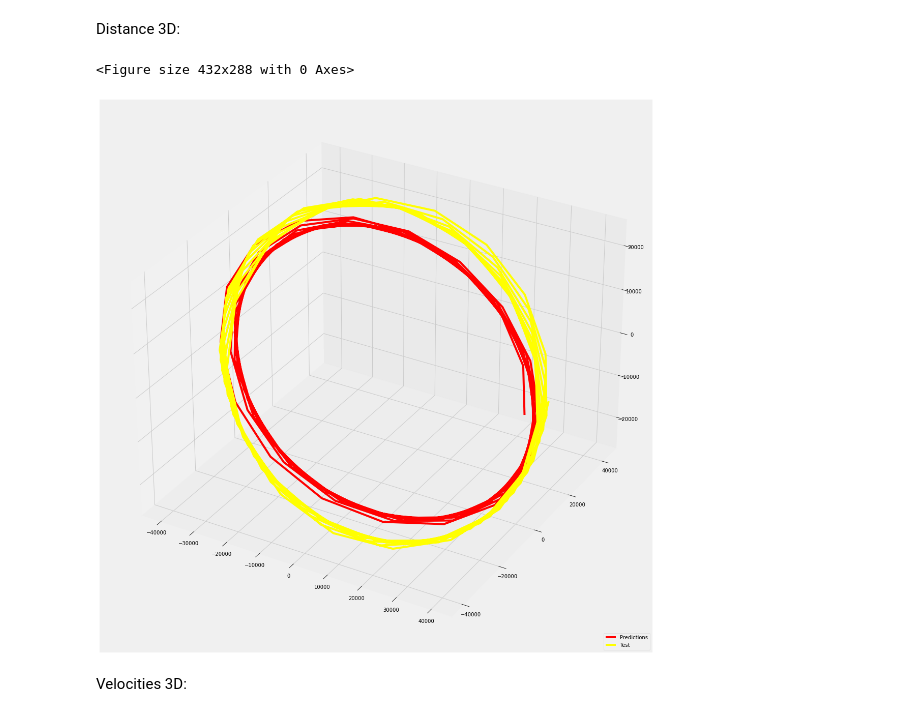
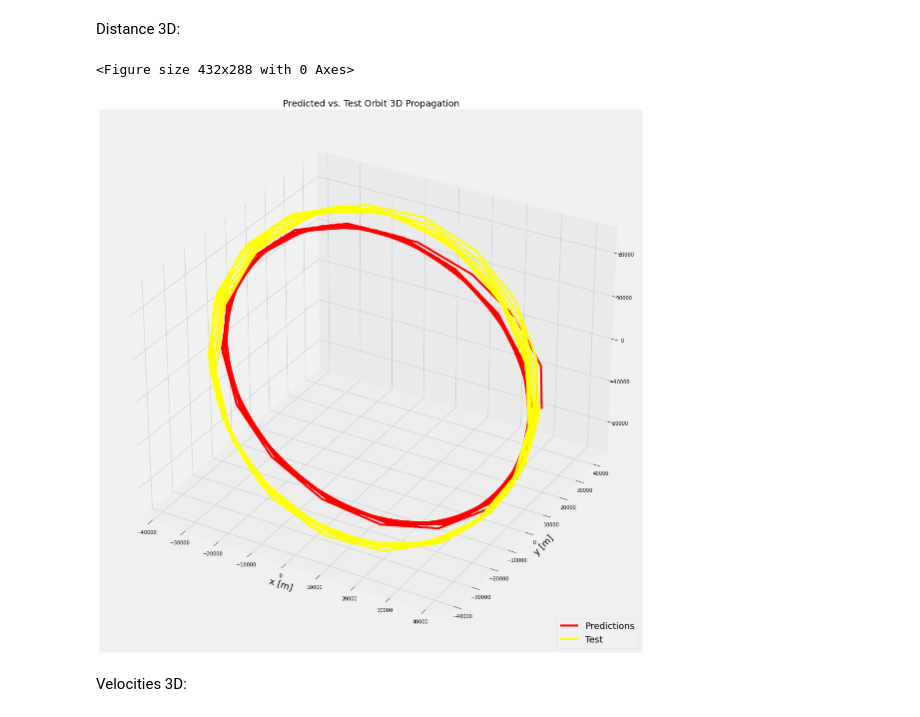
Before and after one commit to vladmarascu/Predicting-Orbits, a Jupyter notebook: RNNs/One-Step Architecture.ipynb, the cells around one changed output. Drawn from its saved outputs; the diff is of its cells as text; code cells hidden in the pictures.

```diff
--- a/RNNs/One-Step Architecture.ipynb
+++ b/RNNs/One-Step Architecture.ipynb
@@ -177,7 +177,7 @@ pred.shape
 encoder_inputs = tf.keras.layers.Input(shape=(n_past, n_features))
 encoder_l1 = tf.keras.layers.LSTM(128, return_state=True)
 encoder_outputs1 = encoder_l1(encoder_inputs)
-encoder_states1 = enimcoder_outputs1[1:]
+encoder_states1 = encoder_outputs1[1:]
 
 decoder_inputs = tf.keras.layers.RepeatVector(n_future)(encoder_outputs1[0])
 decoder_l1 = tf.keras.layers.LSTM(128, return_sequences=True)(decoder_inputs,initial_state = encoder_states1)
@@ -195,11 +195,13 @@ history = model.fit(
                    )
 
 # Plot Training Loss
+plt.figure(figsize=(16,8))
 plt.plot(history.history['loss']) # add validation loss
-plt.title('model loss')
-plt.ylabel('period')
-plt.xlabel('epoch')
-plt.legend(['training'], loc='upper right')
+plt.plot(history.history['val_loss']) # add validation loss
+plt.title('Autoencoder model training losses', fontsize=18)
+plt.ylabel('Loss', fontsize=18)
+plt.xlabel('Epoch', fontsize=18)
+plt.legend(['Loss','Validation Loss'], loc='upper right', fontsize=18)
 plt.show()
 # %% [output]
 Epoch 1/100
@@ -474,23 +486,27 @@ test_df['z'] = y_test[0,:,2]
 # %%
 fig = plt.figure()
 plt.figure(figsize=(50,20))
 
 plt.axes(projection="3d")
 x_line = df_pred['x']
 y_line = df_pred['y']
 z_line = df_pred['z']
 plt.plot(x_line, y_line, z_line, 'red')
 
 x_line2 = test_df['x']
 y_line2 = test_df['y']
 z_line2 = test_df['z']
 plt.plot(x_line2, y_line2, z_line2, 'yellow')
 
-plt.legend(['Predictions', 'Test'], loc='lower right')
+plt.title('Predicted vs. Test Orbit 3D Propagation', fontsize=18)
+plt.xlabel('x [m]', fontsize=18)
+plt.ylabel('y [m]', fontsize=18)
+#plt.zlabel('z [m]', fontsize=18)
+plt.legend(['Predictions', 'Test'], loc='lower right', fontsize=18)
 plt.show()
 # %% [output]
 <Figure size 432x288 with 0 Axes>
-[figure, old version]
+[figure, new version]
 # %% [markdown]
 Velocities 3D:
 # %%
```
Also changed, not shown: parts of 10 cells of this notebook.
